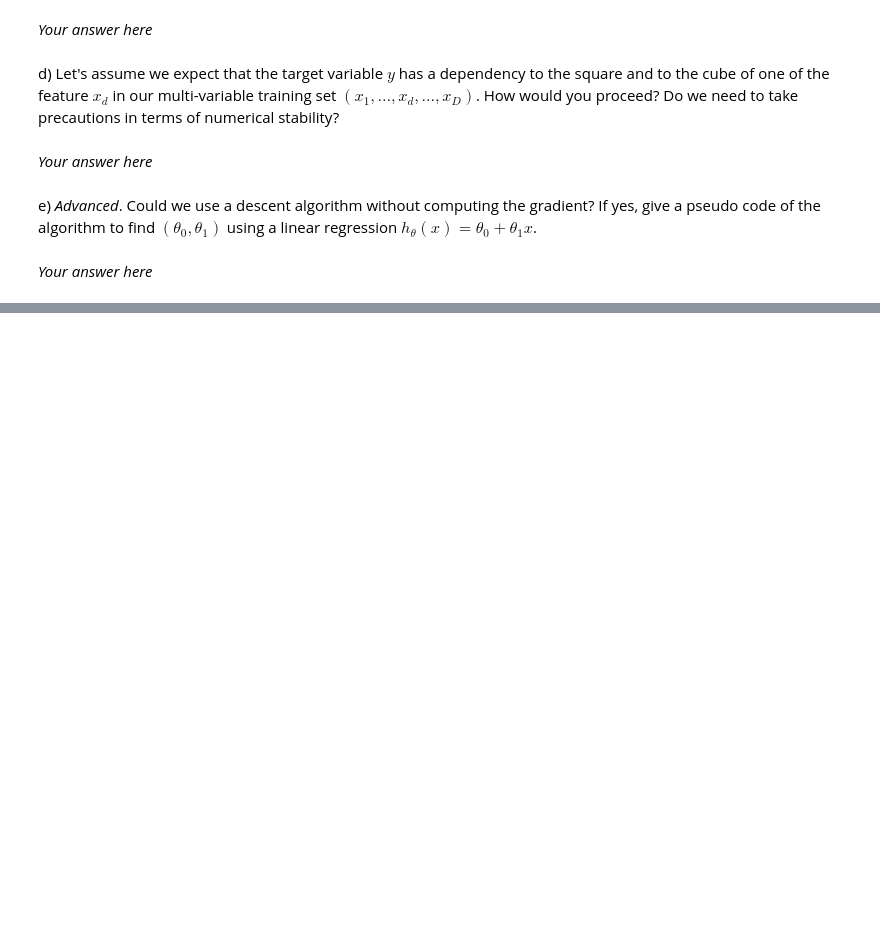
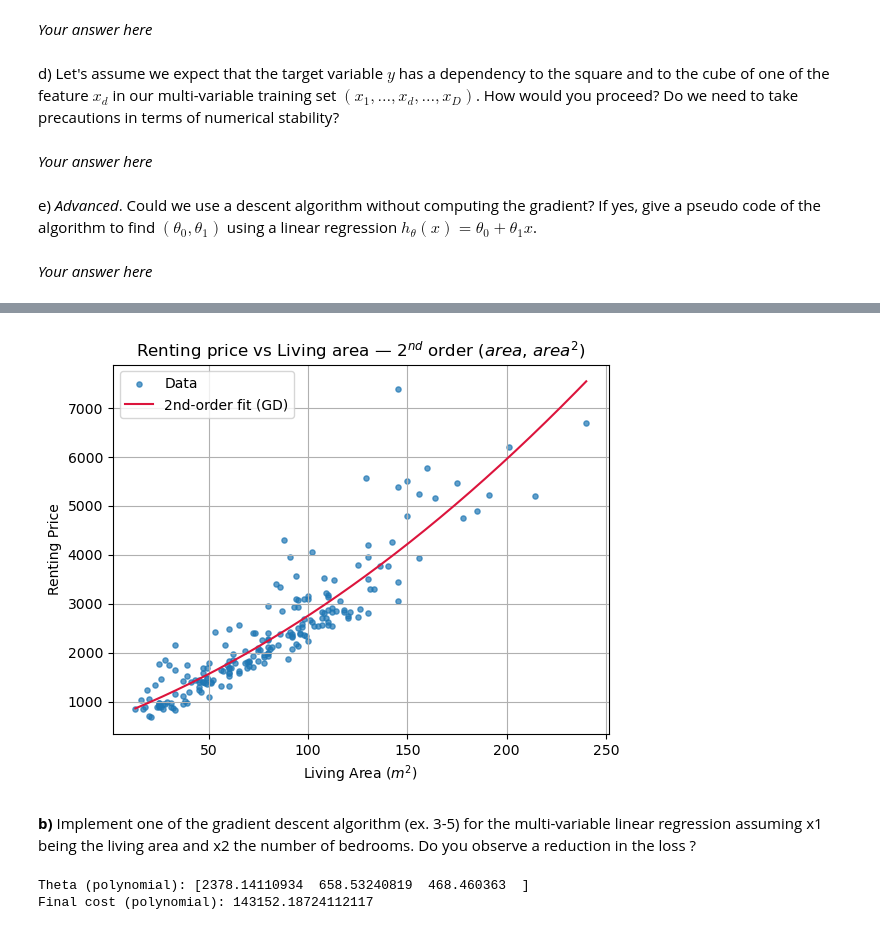
Before and after one commit to evarayHEIG/machle_labs, a Jupyter notebook: pw4/pw4-linear-regression-stud.ipynb, the cells around one changed output, grey strips where cells are left out. Cells and saved outputs as stored; diff of their text form; code cells hidden in the pictures; blank space fills up the shorter version.

```diff
--- a/pw4/pw4-linear-regression-stud.ipynb
+++ b/pw4/pw4-linear-regression-stud.ipynb
@@ -245,0 +309,23 @@ _Your answer here_
+# %%
+# Draw the polynomial fit
+x_line = np.linspace(x.min(), x.max(), 300)
+X_line_raw = np.column_stack([x_line, x_line**2])
+X_line_norm = (X_line_raw - means) / stds
+X_line_bias = np.column_stack([np.ones(X_line_norm.shape[0]), X_line_norm])
+y_pred = X_line_bias.dot(theta_poly)
+
+
+plt.scatter(x, y, s=14, alpha=0.7, label="Data")
+plt.plot(x_line, y_pred, color="crimson", label="2nd-order fit (GD)")
+plt.title("Renting price vs Living area — $2^{nd}$ order ($area$, $area^2$)")
+plt.xlabel("Living Area ($m^2$)")
+plt.ylabel("Renting Price")
+plt.legend()
+plt.grid(True)
+plt.show()
+# %% [output]
+[figure, added]
+# %% [markdown]
+**b)** Implement one of the gradient descent algorithm (ex. 3-5) for the multi-variable linear
+regression assuming x1 being the living area and x2 the number of bedrooms. Do you
+observe a reduction in the loss ?
@@ -245,0 +340,10 @@ _Your answer here_
+# %%
+alpha = 0.01
+num_iters = 1000
+
+theta_pol2, history2 = batch_gd(Xn_bias, y, alpha, num_iters)
+print("Theta (polynomial):", theta_poly)
+print("Final cost (polynomial):", history2[-1])
+# %% [output]
+Theta (polynomial): [2378.14110934  658.53240819  468.460363  ]
+Final cost (polynomial): 143152.18724112117
```
Also changed, not shown: parts of 10 cells of this notebook.
